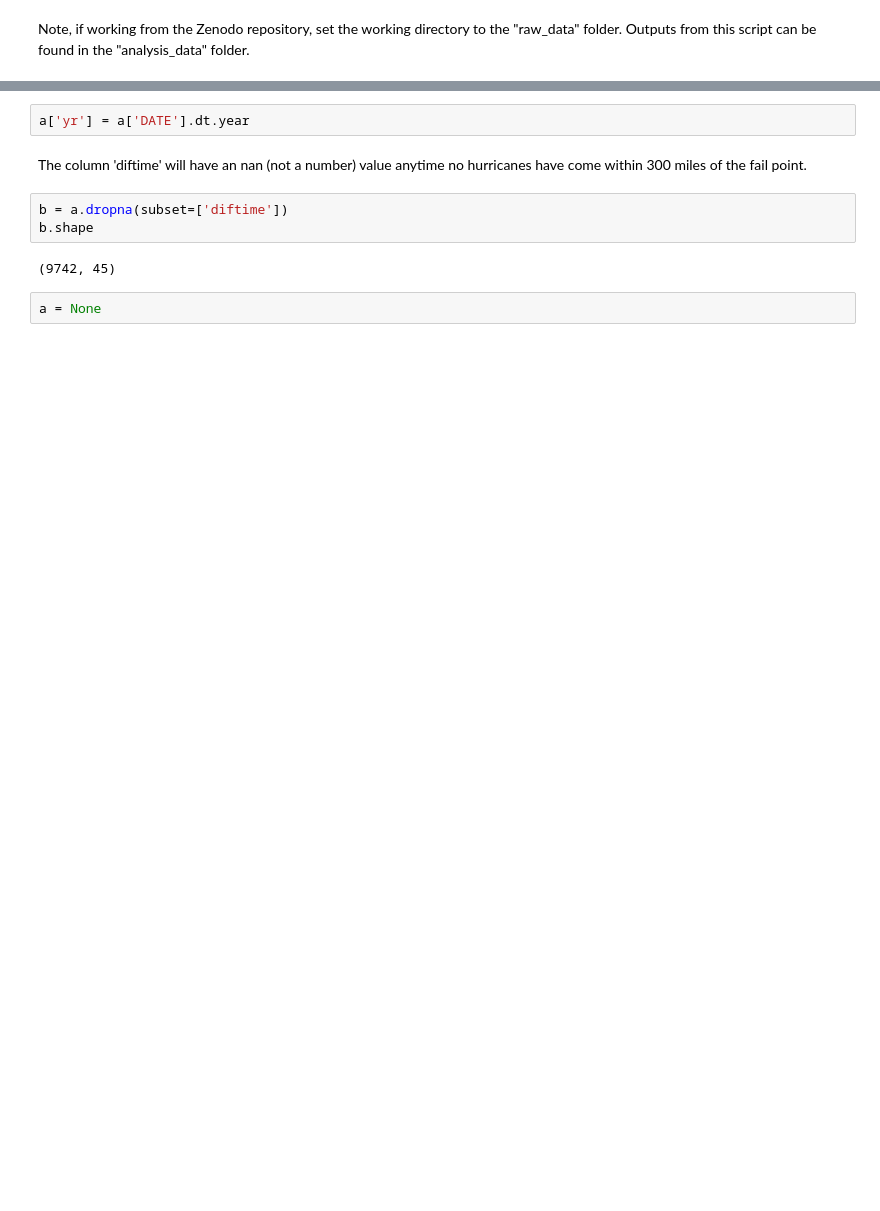
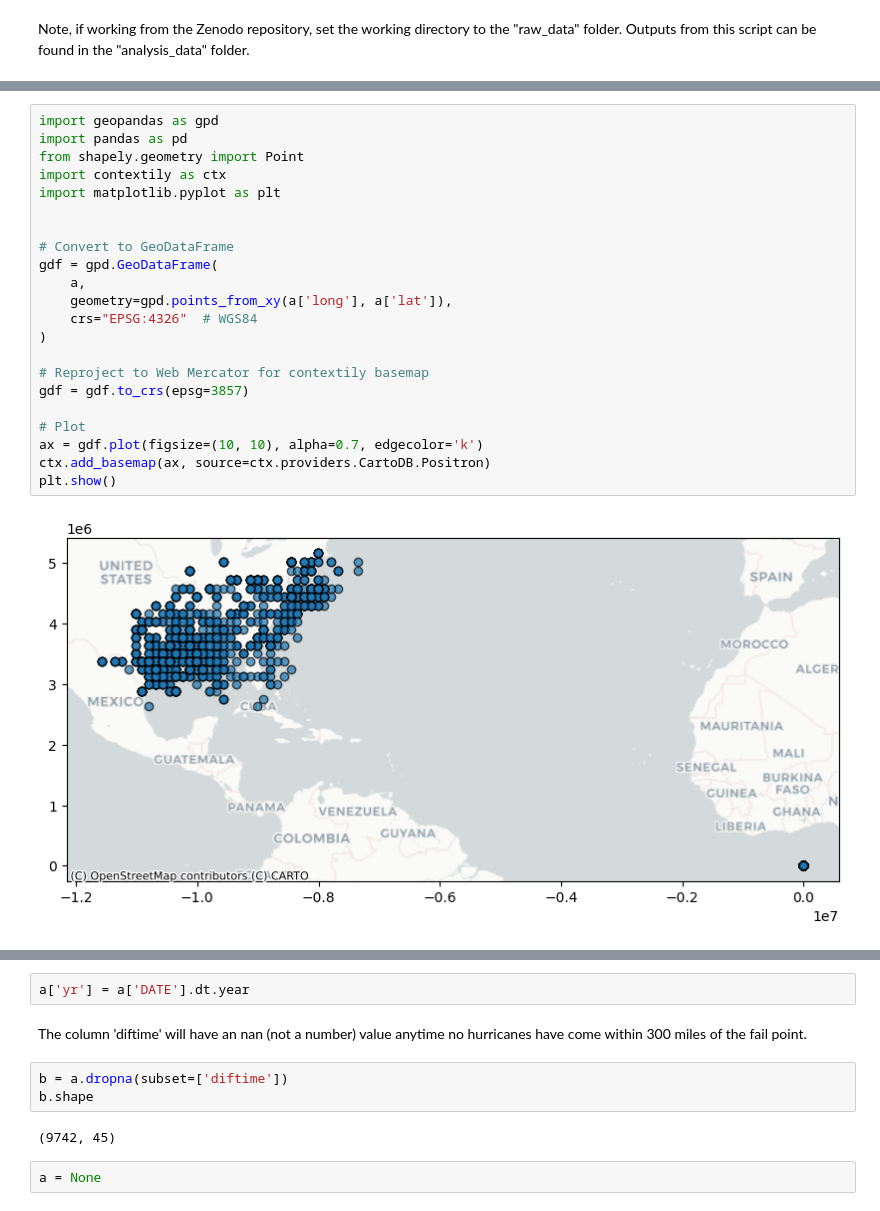
Before and after one commit to LizCarter492/TCPipeline, a Jupyter notebook: code/1_formatData.ipynb, the cells around one changed output, grey strips where cells are left out. Cells and saved outputs as stored; diff of their text form; blank space fills up the shorter version.

```diff
--- a/code/1_formatData.ipynb
+++ b/code/1_formatData.ipynb
@@ -44,0 +81,24 @@ a.DATE = pd.to_datetime(a.DATE)
+# %%
+import geopandas as gpd
+import pandas as pd
+from shapely.geometry import Point
+import contextily as ctx
+import matplotlib.pyplot as plt
+
+
+# Convert to GeoDataFrame
+gdf = gpd.GeoDataFrame(
+    a,
+    geometry=gpd.points_from_xy(a['long'], a['lat']),
+    crs="EPSG:4326"  # WGS84
+)
+
+# Reproject to Web Mercator for contextily basemap
+gdf = gdf.to_crs(epsg=3857)
+
+# Plot
+ax = gdf.plot(figsize=(10, 10), alpha=0.7, edgecolor='k')
+ctx.add_basemap(ax, source=ctx.providers.CartoDB.Positron)
+plt.show()
+# %% [output]
+[figure, added]
```
Also changed, not shown: parts of 30 cells of this notebook, 12 other files.
